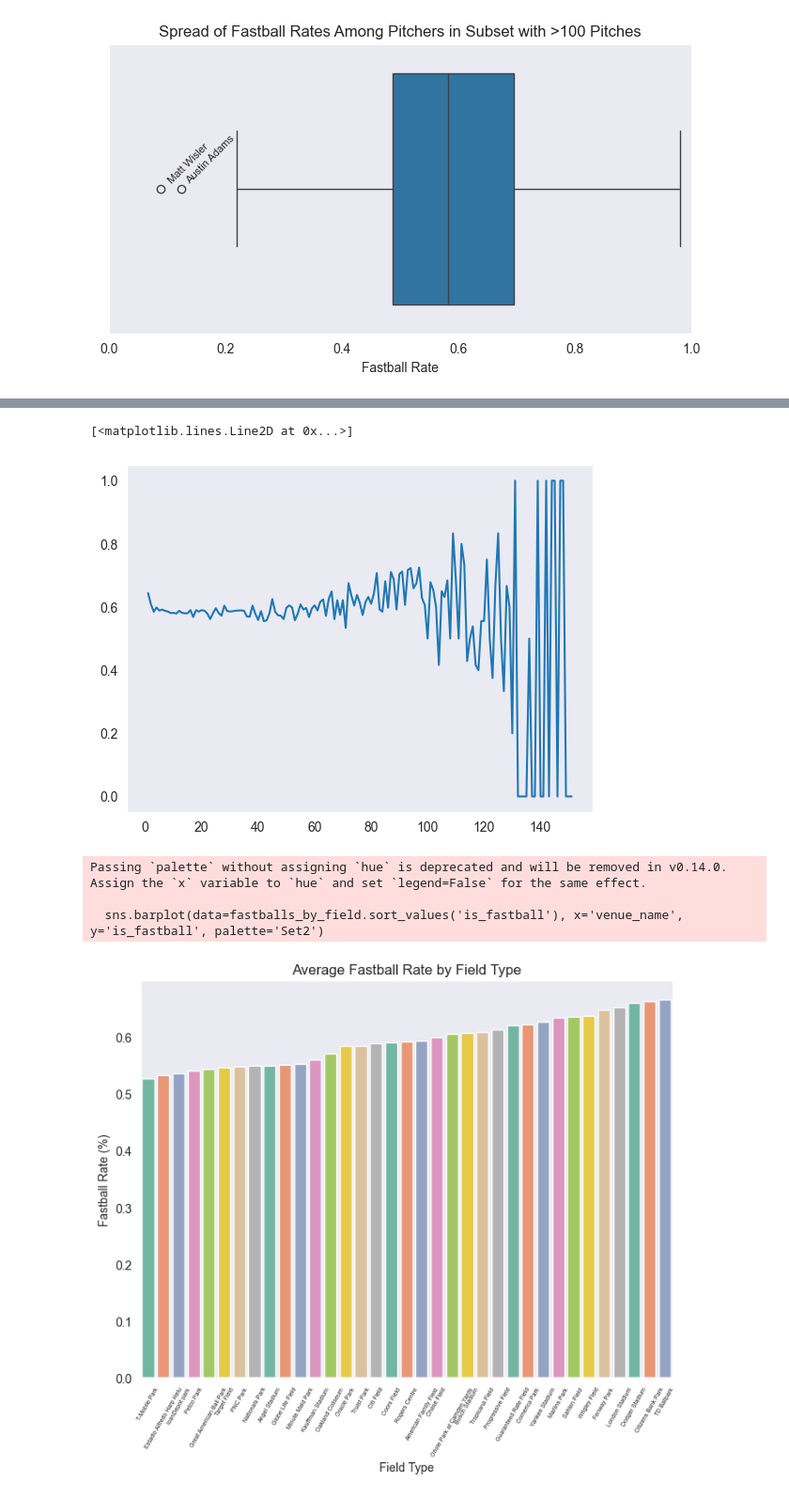
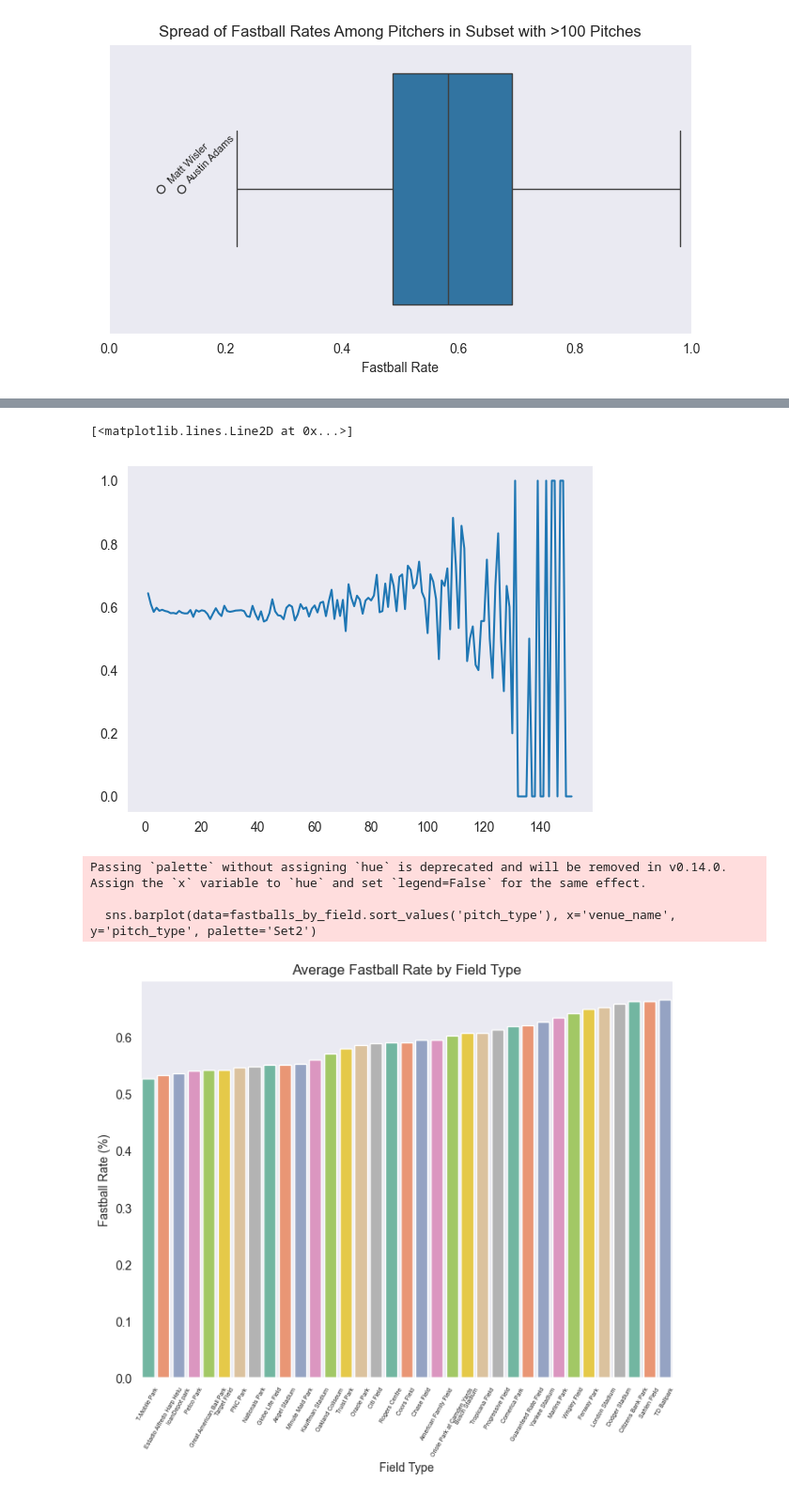
Before and after one commit to CrawfordJohn/mlb-pitchers, a Jupyter notebook: pitcher_subset.ipynb, the cells around one changed output, grey strips where cells are left out. Shown at 94% size. Saved outputs shown, nothing was run; the diff lists cells and outputs as text; code cells hidden in the pictures.

```diff
--- a/pitcher_subset.ipynb
+++ b/pitcher_subset.ipynb
@@ -5,7 +5,7 @@ import seaborn as sns
 from wordcloud import WordCloud
 import numpy as np
 # %%
-binary_pitchers = pd.read_csv('pitcher_subset.csv', index_col = 0)
+binary_pitchers = pd.read_csv('data/model_data.csv')
 # %%
 binary_pitchers.columns
 # %% [output]
@@ -19,7 +24,4 @@ Index(['GameDate', 'ab', 'pitchnum', 'inning', 'teambat', 'balls', 'strikes',
       dtype='object')
-# %%
-binary_pitchers.loc[binary_pitchers['pitch_type'] == 'Fastball', 'is_fastball'] = 1.0
-binary_pitchers.loc[binary_pitchers['pitch_type'] == 'Breaking Ball', 'is_fastball'] = 0.0
 # %% [markdown]
 ### Fastball Rate by Batting Count and Heatmap
 # %%
@@ -204,4 +217,2 @@ Fastball       Four-seam FB      0.560661
 Name: proportion, dtype: float64
-# %%
-binary_pitchers['score_diff'] = np.where(binary_pitchers['teambat'] == 0, binary_pitchers['homscore'] - binary_pitchers['visscore'], binary_pitchers['visscore'] - binary_pitchers['homscore'])
 # %%
@@ -232,22 +243,22 @@ Name: is_fastball, dtype: float64
 binary_pitchers = binary_pitchers.sort_values(by=['gameid', 'ab', 'pitchnum'])
 binary_pitchers['pitch_of_game'] = binary_pitchers.groupby('gameid').cumcount() + 1
 # %%
-plt.plot(binary_pitchers.groupby('pitch_of_game')['is_fastball'].mean())
+plt.plot(binary_pitchers.groupby('pitch_of_game')['pitch_type'].mean())
 # %% [output]
 [<matplotlib.lines.Line2D at 0x...>]
-[figure, old version]
+[figure, new version]
 # %%
-fastballs_by_field = binary_pitchers.groupby('venue_name')['is_fastball'].mean().reset_index()
+fastballs_by_field = binary_pitchers.groupby('venue_name')['pitch_type'].mean().reset_index()
 # %%
 plt.figure(figsize=(8,6))
-sns.barplot(data=fastballs_by_field.sort_values('is_fastball'), x='venue_name', y='is_fastball', palette='Set2')
+sns.barplot(data=fastballs_by_field.sort_values('pitch_type'), x='venue_name', y='pitch_type', palette='Set2')
 plt.title('Average Fastball Rate by Field Type')
 plt.xlabel('Field Type')
 plt.ylabel('Fastball Rate (%)')
 plt.xticks(fontsize=5, rotation=60)
 plt.show()
 # %% [output]
 Passing `palette` without assigning `hue` is deprecated and will be removed in v0.14.0. Assign the `x` variable to `hue` and set `legend=False` for the same effect.
 
-  sns.barplot(data=fastballs_by_field.sort_values('is_fastball'), x='venue_name', y='is_fastball', palette='Set2')
+  sns.barplot(data=fastballs_by_field.sort_values('pitch_type'), x='venue_name', y='pitch_type', palette='Set2')
-[figure, old version]
+[figure, new version]
```
Also changed, not shown: parts of 21 cells of this notebook, 1 other file.
